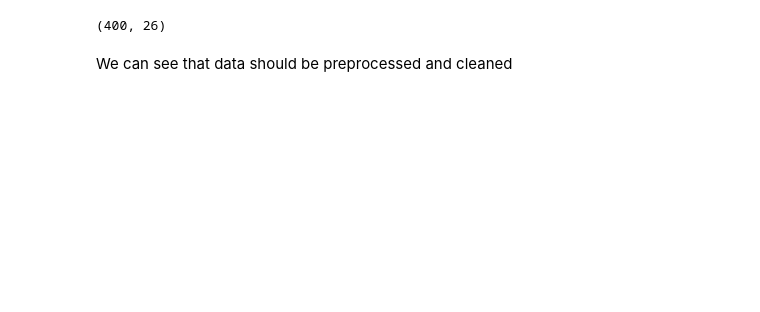
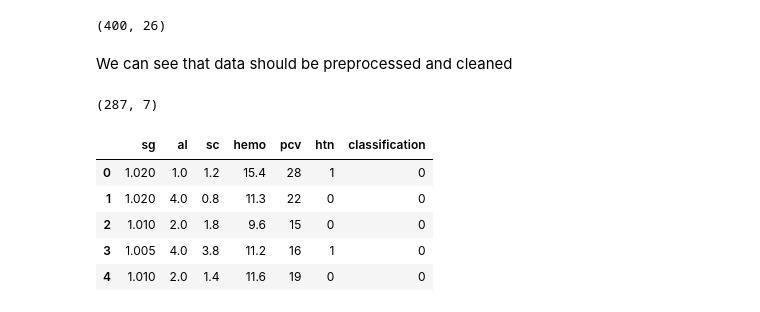
Before and after one commit to Flychuban/Kidney-Disease-Prediction, a Jupyter notebook: KidneyDiseasePrediction.ipynb, the cells around one changed output. Drawn from its saved outputs; the diff is of its cells as text; code cells hidden in the pictures; blank space fills up the shorter version.

```diff
--- a/KidneyDiseasePrediction.ipynb
+++ b/KidneyDiseasePrediction.ipynb
@@ -85,3 +85,31 @@ df.shape
 (400, 26)
 # %% [markdown]
 We can see that data should be preprocessed and cleaned
+# %%
+# Clean the dataset from columns that are not need
+columns_to_keep = ['sg', 'al', 'sc', 'hemo', 'pcv', 'wbcc', 'rbcc', 'htn', 'classification']
+
+df = df.drop([col for col in df.columns if not col in columns_to_keep], axis=1)
+
+# Drop the values which are na or missing
+df = df.dropna(axis=0)
+df.head()
+df.shape
+# %% [output]
+(287, 7)
+# %%
+# Transform the non-numeric values in columns
+
+for column in df.columns:
+  if df[column].dtype == np.number:
+    continue
+  df[column] = LabelEncoder().fit_transform(df[column])
+
+df.head()
+# %% [output]
+|  | sg | al | sc | hemo | pcv | htn | classification |
+| 0 | 1.020 | 1.0 | 1.2 | 15.4 | 28 | 1 | 0 |
+| 1 | 1.020 | 4.0 | 0.8 | 11.3 | 22 | 0 | 0 |
+| 2 | 1.010 | 2.0 | 1.8 | 9.6 | 15 | 0 | 0 |
+| 3 | 1.005 | 4.0 | 3.8 | 11.2 | 16 | 1 | 0 |
+| 4 | 1.010 | 2.0 | 1.4 | 11.6 | 19 | 0 | 0 |
```
Also changed, not shown: parts of 2 cells of this notebook.
